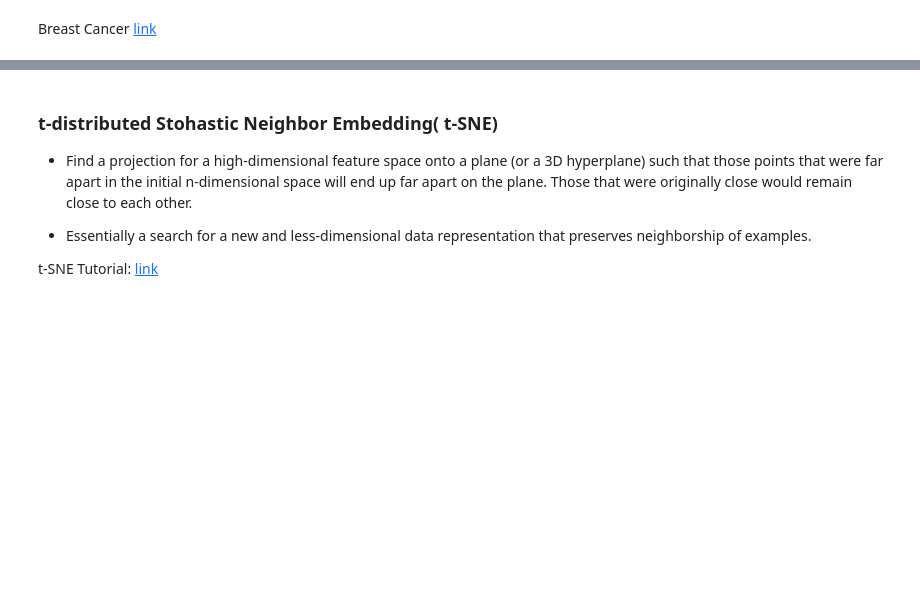
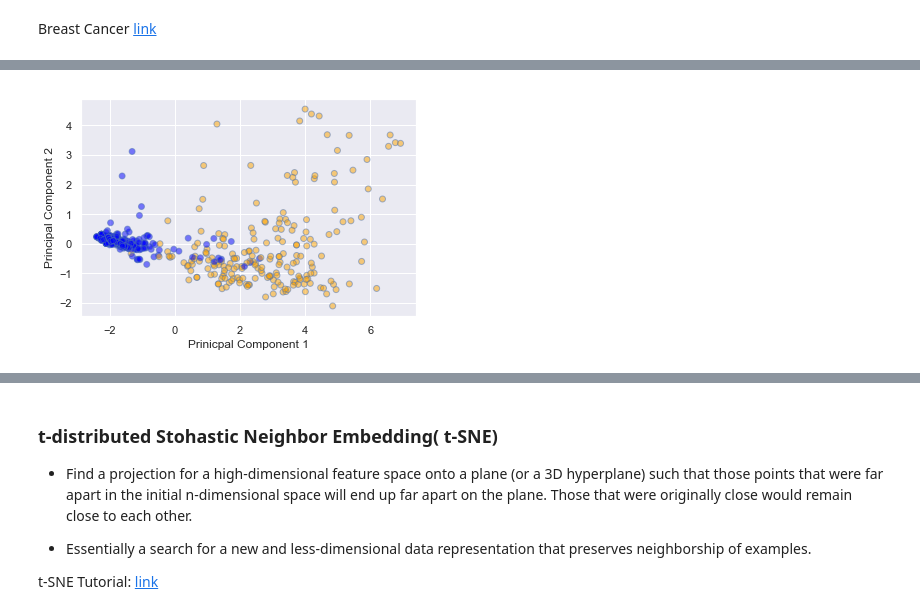
Before and after one commit to learn-co-students/ds-atlanta-06_24_19, a Jupyter notebook: module_5/week_2/day_1/Dimension Reduction.ipynb, the cells around one changed output, grey strips where cells are left out. Cells and saved outputs as stored; diff of their text form; code cells hidden in the pictures; blank space fills up the shorter version.

```diff
--- a/module_5/week_2/day_1/Dimension Reduction.ipynb
+++ b/module_5/week_2/day_1/Dimension Reduction.ipynb
@@ -145,8 +213,11 @@ pca_loadings
 # %%
-plt.scatter(X2D[:, 0], X2D[:, 1],c=target.outcome, edgecolor='b',cmap='autumn', alpha=0.5)
+plt.scatter(X2D[:, 0], X2D[:, 1], edgecolor='b',c=target.outcome.map
+            ({0: 'blue', 1: 'orange'}), alpha=0.5)
 plt.xlabel('Prinicpal Component 1')
 plt.ylabel('Principal Component 2')
 plt.show()
+# %% [output]
+[figure, added]
 # %%
 from sklearn import preprocessing
 from sklearn.model_selection import train_test_split# Split dataset into training set and test set
```
Also changed, not shown: parts of 19 cells of this notebook, 9 other files.
